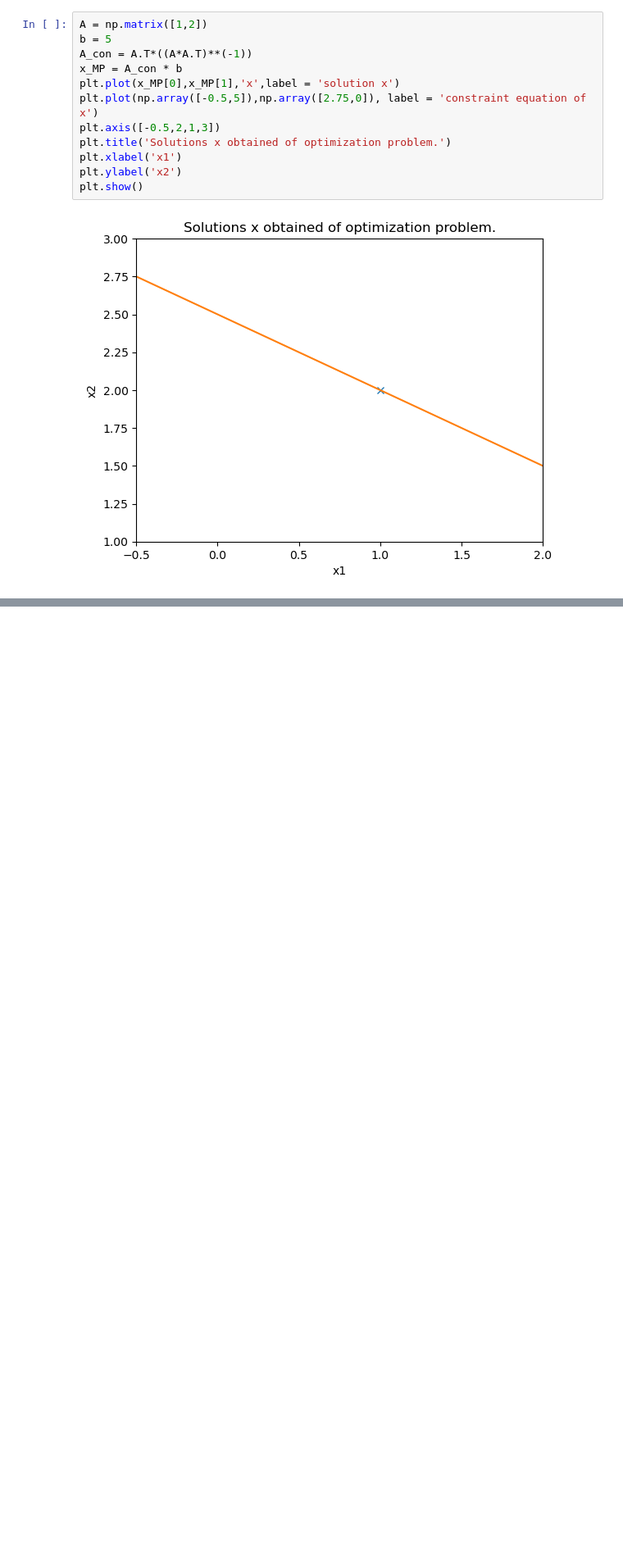
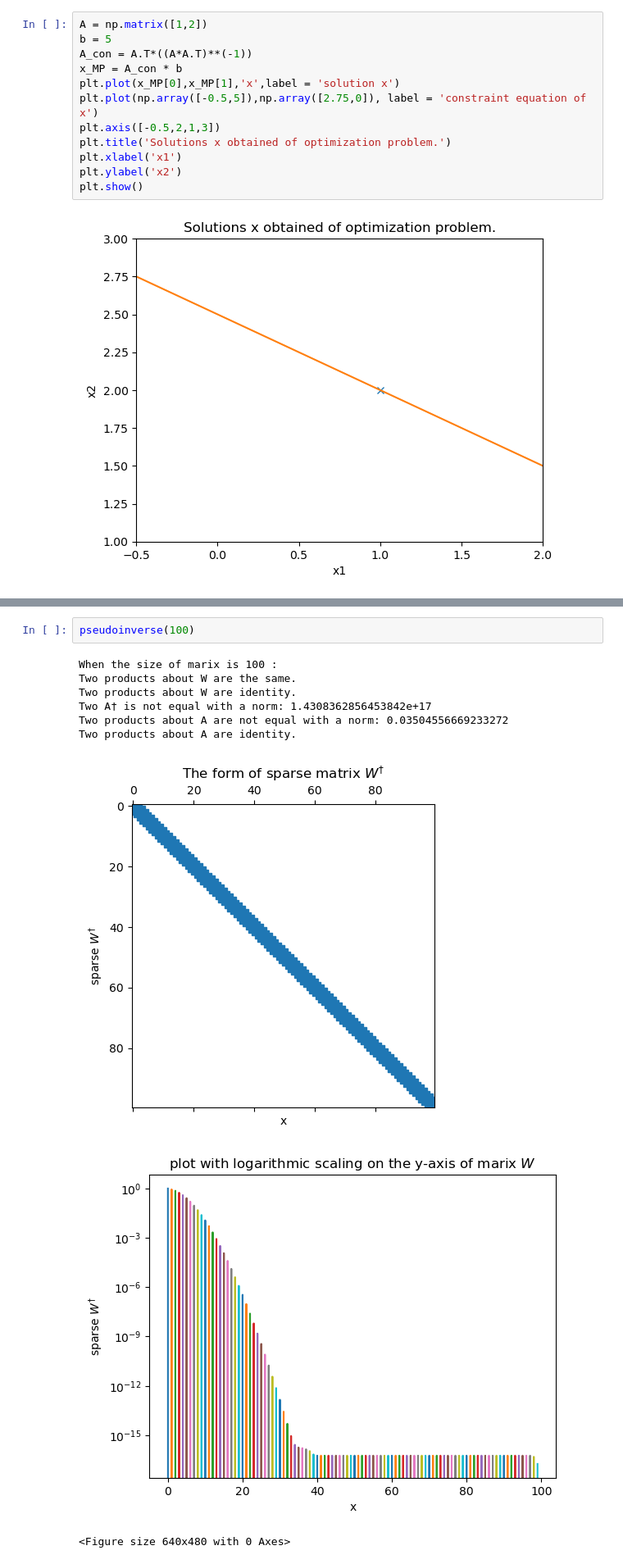
Before and after one commit to JOANNELUNA/COMP0114-Inverse-Problems-in-Imaging, a Jupyter notebook: CW1_week1-3.ipynb, the cells around one changed output, grey strips where cells are left out. Shown: that part at 82% size. Cells and saved outputs as stored; diff of their text form; blank space fills up the shorter version.

```diff
--- a/CW1_week1-3.ipynb
+++ b/CW1_week1-3.ipynb
@@ -72,0 +256,12 @@ plt.show()
+# %%
+pseudoinverse(100)
+# %% [output]
+When the size of marix is 100 :
+Two products about W are the same.
+Two products about W are identity.
+Two A† is not equal with a norm: 1.4308362856453842e+17
+Two products about A are not equal with a norm: 0.03504556669233272
+Two products about A are identity.
+[figure, added]
+[figure, added]
+<Figure size 640x480 with 0 Axes>
```
Also changed, not shown: parts of 19 cells of this notebook, 1 other file.
